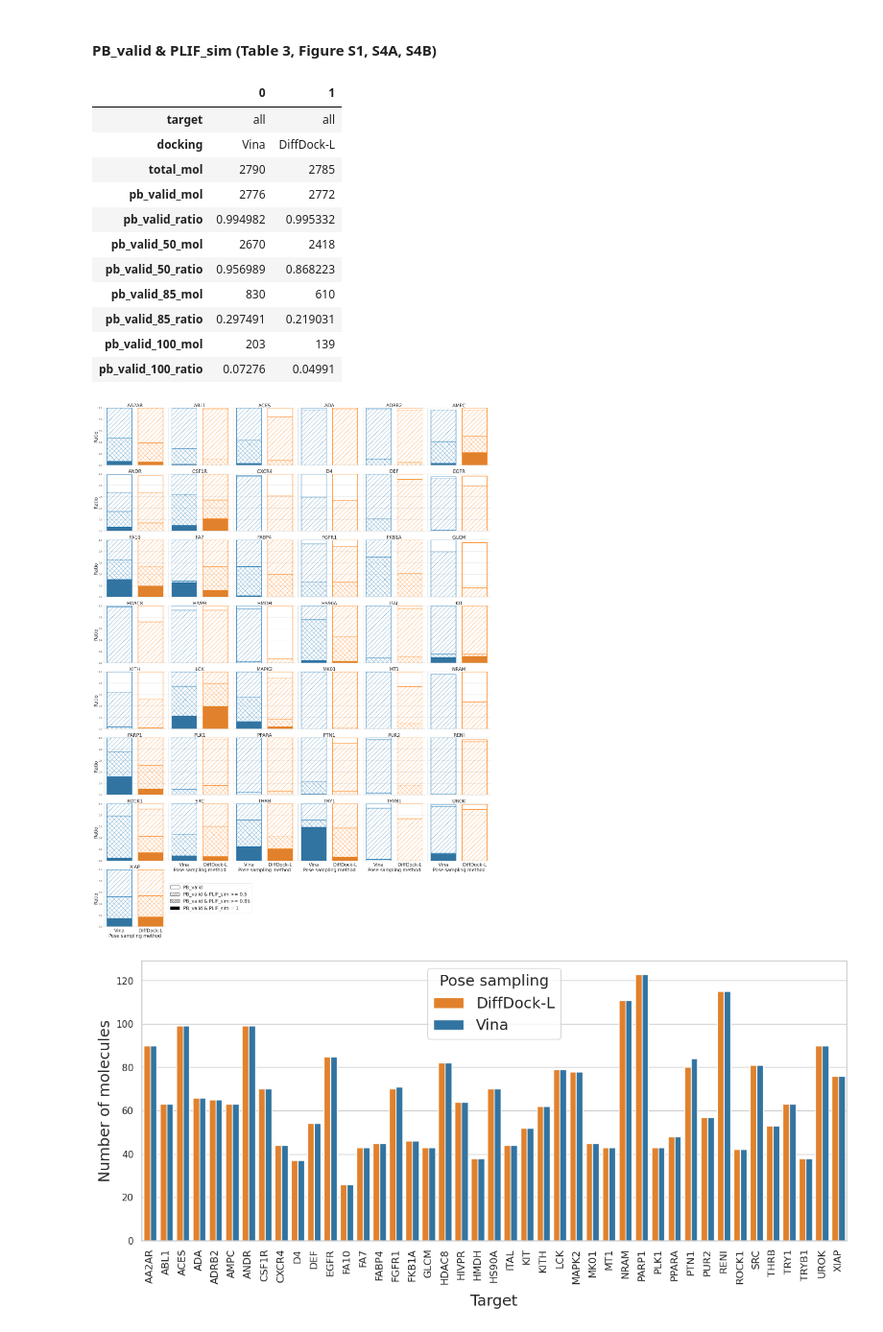
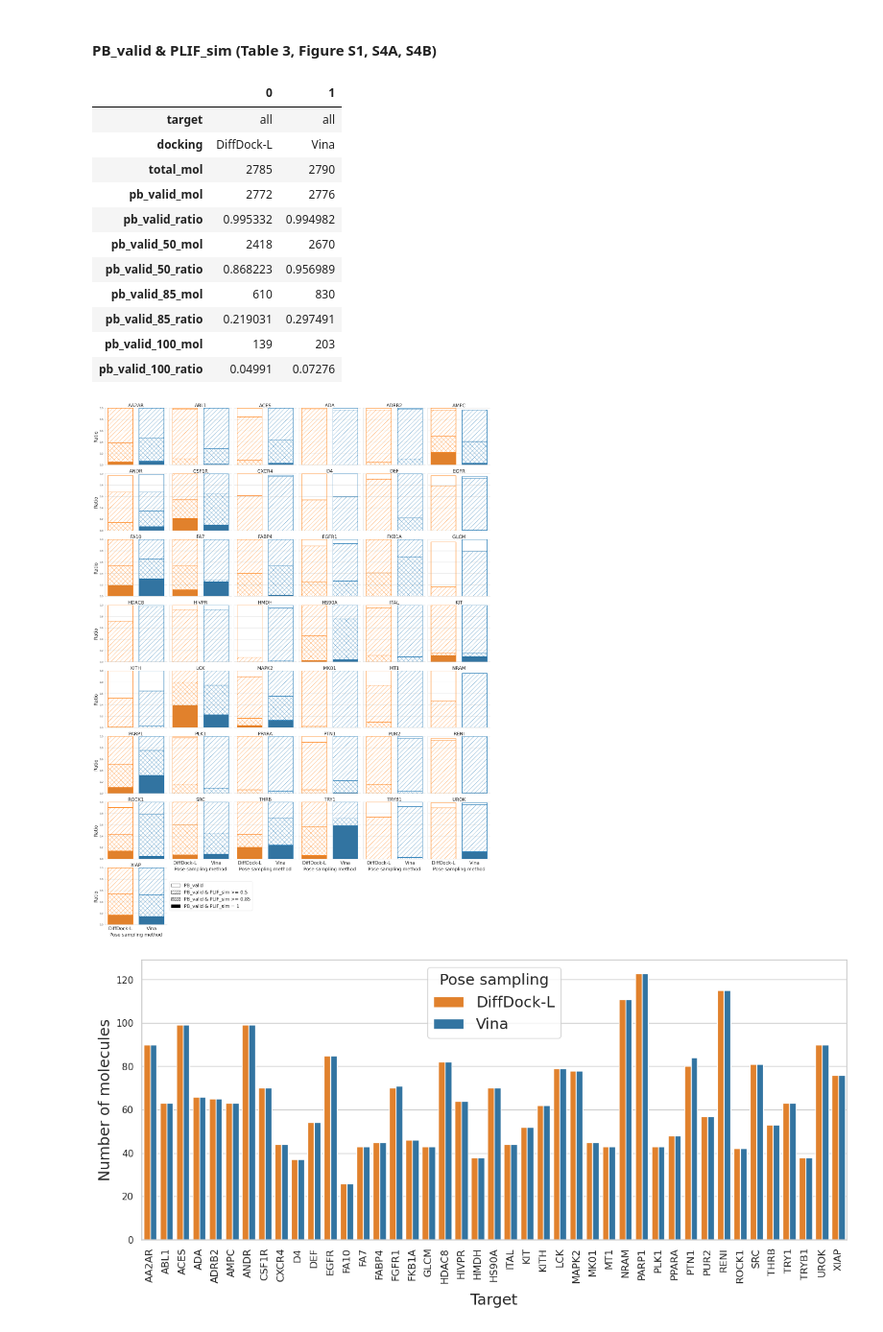
Before and after one commit to lan-codes/Benchmark_VS, a Jupyter notebook: notebooks/benchmark_vs.ipynb, the cells around one changed output. Shown at 96% size. Cells and saved outputs as stored; diff of their text form; code cells hidden in the pictures.

```diff
--- a/notebooks/benchmark_vs.ipynb
+++ b/notebooks/benchmark_vs.ipynb
@@ -9,7 +9,8 @@ import matplotlib.pyplot as plt
 from matplotlib.ticker import MaxNLocator
 import seaborn as sns
 
-repo_path = os.path.dirname(os.path.join(os.path.abspath(""), ""))
+repo_path = os.path.dirname(os.path.abspath(""))
+
 CHECKOUT_PATH = repo_path
 DATA_PATH = os.path.join(repo_path, "data")
 
@@ -108,9 +109,9 @@ bedroc_df = pd.read_csv(os.path.join(outdir, "dudez_bedroc.csv"), index_col=0)
 auc_df['metric'] = 'AUC'
 ef1_df['metric'] = 'EF1%'
 bedroc_df['metric'] = 'BEDROC'
-df = pd.concat([auc_df[['vina+vina', 'diffdock_L+vina', 'vina+gnina', 'diffdock_L+gnina', 'metric']],
-                bedroc_df[['vina+vina', 'diffdock_L+vina', 'vina+gnina', 'diffdock_L+gnina', 'metric']],
-                ef1_df[['vina+vina', 'diffdock_L+vina', 'vina+gnina', 'diffdock_L+gnina', 'metric']]], axis=0)
+df = pd.concat([auc_df[['vina+gnina', 'diffdock_L+gnina', 'vina+vina', 'diffdock_L+vina', 'metric']],
+                bedroc_df[['vina+gnina', 'diffdock_L+gnina', 'vina+vina', 'diffdock_L+vina', 'metric']],
+                ef1_df[['vina+gnina', 'diffdock_L+gnina', 'vina+vina', 'diffdock_L+vina', 'metric']]], axis=0)
 
 # format data for plotting
 df['target'] = df.index
@@ -199,10 +202,11 @@ plt.show()
 # Figure 4: Correlation between AUC values of different docking setups
 from scipy.stats import pearsonr
 
-pairs = [('vina+vina', 'diffdock_L+vina'), ('vina+gnina', 'diffdock_L+gnina'),
-         ('vina+vina', 'vina+gnina'), ('diffdock_L+vina', 'diffdock_L+gnina')]
-pairs_labels = [('Vina+Vina AUC', 'DiffDock_L+Vina AUC'), ('Vina+Gnina AUC', 'DiffDock_L+Gnina AUC'),
-                ('Vina+Vina AUC', 'Vina+Gnina AUC'), ('DiffDock_L+Vina AUC', 'DiffDock_L+Gnina AUC')]
+pairs = [('vina+gnina', 'diffdock_L+gnina'), ('vina+vina', 'diffdock_L+vina'),
+         ('diffdock_L+vina', 'diffdock_L+gnina'), ('vina+vina', 'vina+gnina')]
+pairs_labels = [('Vina+Gnina AUC', 'DiffDock_L+Gnina AUC'), ('Vina+Vina AUC', 'DiffDock_L+Vina AUC'),
+                ('DiffDock_L+Vina AUC', 'DiffDock_L+Gnina AUC'), ('Vina+Vina AUC', 'Vina+Gnina AUC')]
+
 indices = ['A', 'B', 'C', 'D']
 color_palette = ['tab:blue', 'tab:blue', 'tab:orange', 'tab:orange']
 
@@ -825,16 +791,16 @@ pd.DataFrame(stat_all, columns=["target", "docking", "total_mol", "pb_valid_mol"
 # %% [output]
 |  | 0 | 1 |
 | target | all | all |
-| docking | Vina | DiffDock-L |
-| total_mol | 2790 | 2785 |
-| pb_valid_mol | 2776 | 2772 |
-| pb_valid_ratio | 0.994982 | 0.995332 |
-| pb_valid_50_mol | 2670 | 2418 |
-| pb_valid_50_ratio | 0.956989 | 0.868223 |
-| pb_valid_85_mol | 830 | 610 |
-| pb_valid_85_ratio | 0.297491 | 0.219031 |
-| pb_valid_100_mol | 203 | 139 |
-| pb_valid_100_ratio | 0.07276 | 0.04991 |
+| docking | DiffDock-L | Vina |
+| total_mol | 2785 | 2790 |
+| pb_valid_mol | 2772 | 2776 |
+| pb_valid_ratio | 0.995332 | 0.994982 |
+| pb_valid_50_mol | 2418 | 2670 |
+| pb_valid_50_ratio | 0.868223 | 0.956989 |
+| pb_valid_85_mol | 610 | 830 |
+| pb_valid_85_ratio | 0.219031 | 0.297491 |
+| pb_valid_100_mol | 139 | 203 |
+| pb_valid_100_ratio | 0.04991 | 0.07276 |
 # %%
 # Figure S4B: multi-plot for all targets
 # preprocess sim_all for plotting pb_valid and plif_sim
@@ -843,10 +809,12 @@ ratios = [0.5, 0.85, 1]
 targets = sim_all_clean["target"].unique()
 assert len(targets) == 43, "Check targets."
 
+plot_order = ["DiffDock-L", "Vina"]
+
 stat_all = list()
 for target in tqdm(targets):
     sim = sim_all_clean[sim_all_clean["target"] == target]
-    for docking in ["Vina", "DiffDock-L"]:
+    for docking in ["DiffDock-L", "Vina"]:
         stat_target = list()
         plif_sim_actives = sim[sim["docking"] == docking]
         total_mol = plif_sim_actives["mol_id"].nunique()
@@ -865,40 +833,41 @@ for target in tqdm(targets):
 ratio_labels = list()
 for r in ratios:
     if r == 1:
         ratio_labels.append(f"PB_valid & PLIF_sim = {r}")
     else:
         ratio_labels.append(f"PB_valid & PLIF_sim >= {r}")
 
 columns = ["target", "docking", "total_mol", "PB_valid"] + ratio_labels
 stat_all_df = pd.DataFrame(stat_all, columns=columns)
 
-# plot each target in a subplot
-g = sns.FacetGrid(stat_all_df.sort_values(by="target"), col="target", hue="docking", col_wrap=6, height=5, aspect=1, palette=["tab:orange", "tab:blue"])
+g = sns.FacetGrid(stat_all_df.sort_values(by="target"), col="target", hue="docking", hue_order=plot_order , col_wrap=6, height=5, aspect=1, palette=["tab:orange", "tab:blue"])
 ratios = ["PB_valid", 'PB_valid & PLIF_sim >= 0.5', 'PB_valid & PLIF_sim >= 0.85', 'PB_valid & PLIF_sim = 1']
 hatches = ["", "/", "\\", None]
 for i, r in enumerate(ratios):
     if i == len(ratios)-1:
-        g.map(sns.barplot, "docking", r, order=["Vina", "DiffDock-L"])
-    g.map(sns.barplot, "docking", r, order=["Vina", "DiffDock-L"], hatch=hatches[i], fill=False)
+        g.map(sns.barplot, "docking", r, order=plot_order)
+    g.map(sns.barplot, "docking", r, order=plot_order , hatch=hatches[i], fill=False)
 
-g.set_axis_labels("Pose sampling method", "Ratio", fontsize=25)
+g.set_axis_labels("Pose sampling method", "Ratio", fontsize=25, labelpad=10)
 g.set_titles(col_template="{col_name}", size=25)
-g.set_xticklabels(["Vina", "DiffDock-L"], fontsize=25)
+# set size for xticklabels
+g.set_xticklabels(plot_order, ha="center", fontsize=25)
+
 g.set(ylim=(0, 1))
 
 handles_ = list()
 labels_ = list()
 from matplotlib.patches import Patch
 handles_.append(Patch(facecolor='white', edgecolor='black'))
 handles_.append(Patch(facecolor='white', edgecolor='black', hatch=f"//"))
 handles_.append(Patch(facecolor='white', edgecolor='black', hatch="xx"))
 handles_.append(Patch(color='black'))
 labels = ratios
 plt.legend(handles_, labels, loc="upper left", bbox_to_anchor=(1, 0.8), title_fontsize=25, fontsize=25)
 plt.savefig(os.path.join(outdir, "FigS4B_multi_PBvalid_PLIFsim.png"), dpi=300, bbox_inches="tight")
 plt.show()
 # %% [output]
-[figure, old version]
+[figure, new version]
 # %%
 # Figure S1:
 # Count the number of DUDE-Z original and docked molecules for each target
```
Also changed, not shown: parts of 8 cells of this notebook.
